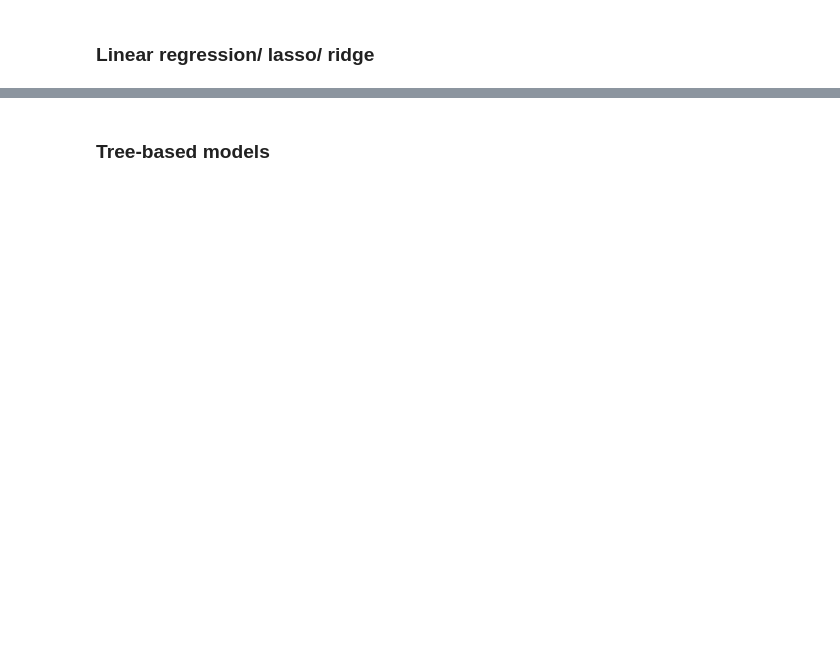
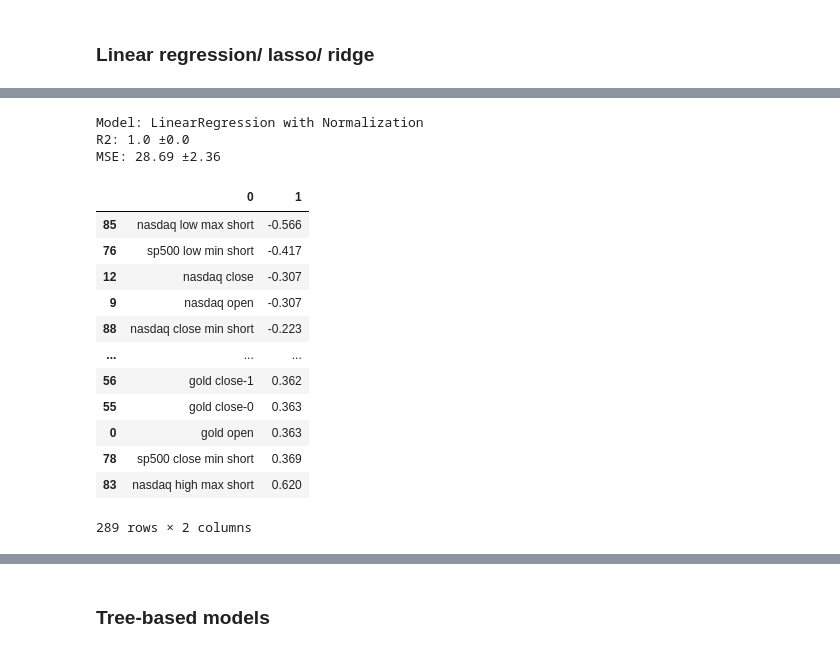
Before and after one commit to luck058/kaggle-gold-price-analysis, a Jupyter notebook: model_1_kaggle_gold_price_analysis.ipynb, the cells around one changed output, grey strips where cells are left out. Saved outputs shown, nothing was run; the diff lists cells and outputs as text; code cells hidden in the pictures; blank space fills up the shorter version.

Commit message:
Tested using normalization

```diff
--- a/model_1_kaggle_gold_price_analysis.ipynb
+++ b/model_1_kaggle_gold_price_analysis.ipynb
@@ -257,7 +439,24 @@ if run_regression_models:
 # %%
 if run_regression_models:
-    print(f"Model: LinearRegression")
-    linear_regression = evaluate_model(LinearRegression(), X_train_normalized, y_train, return_estimator=True)
+    print(f"Model: LinearRegression with Normalization (error * 100)")
+    linear_regression = evaluate_model(LinearRegression(), X_train_normalized*100, y_train_normalized*100, return_estimator=True)
     display(pd.DataFrame(zip(X.columns, linear_regression["estimator"][0].coef_.round(3))).sort_values(by=1))
+# %% [output]
+Model: LinearRegression with Normalization
+R2: 1.0 ±0.0
+MSE: 28.69 ±2.36
+|  | 0 | 1 |
+| 85 | nasdaq low max short | -0.566 |
+| 76 | sp500 low min short | -0.417 |
+| 12 | nasdaq close | -0.307 |
+| 9 | nasdaq open | -0.307 |
+| 88 | nasdaq close min short | -0.223 |
+| ... | ... | ... |
+| 56 | gold close-1 | 0.362 |
+| 55 | gold close-0 | 0.363 |
+| 0 | gold open | 0.363 |
+| 78 | sp500 close min short | 0.369 |
+| 83 | nasdaq high max short | 0.620 |
+289 rows × 2 columns
 # %%
 if run_regression_models:
```
Also changed, not shown: parts of 23 cells of this notebook.
